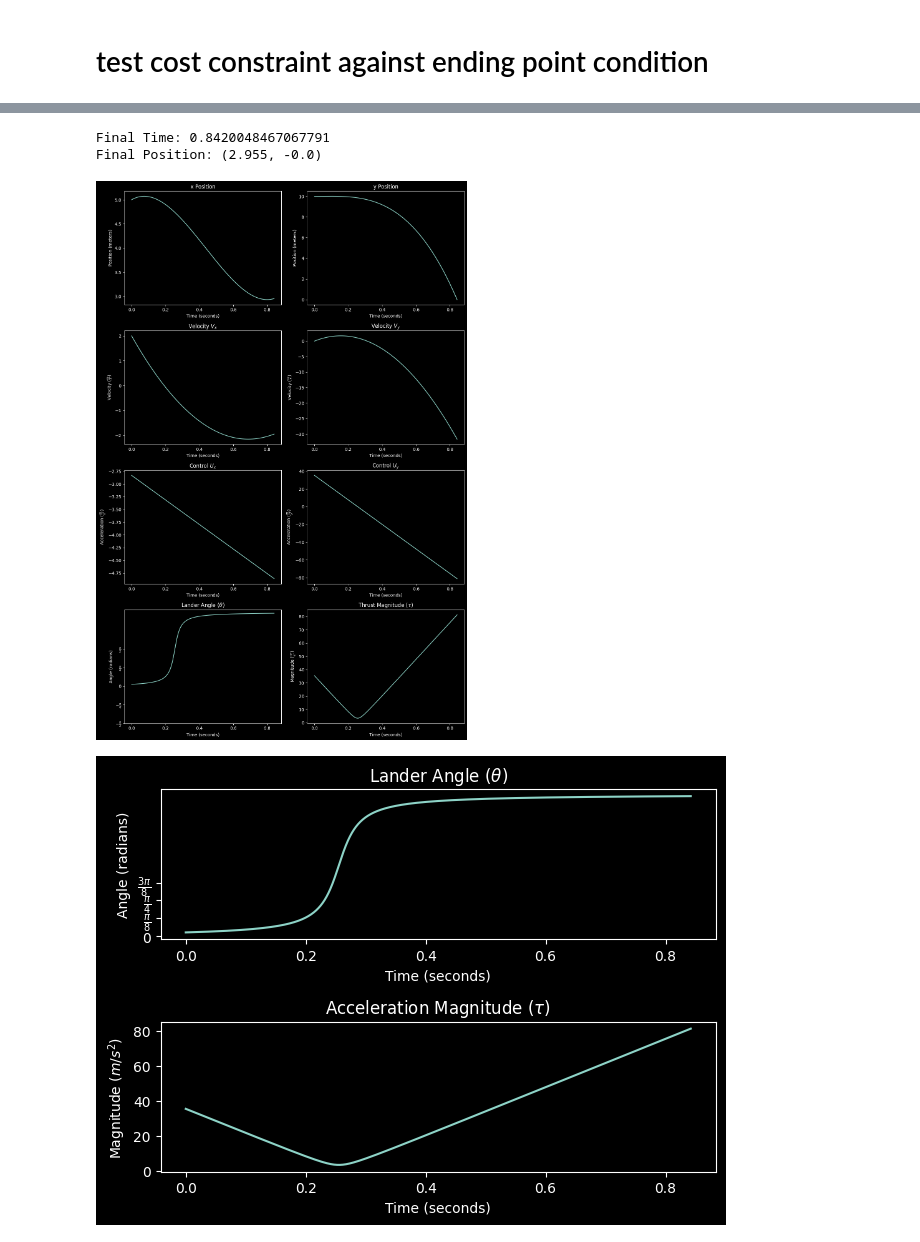
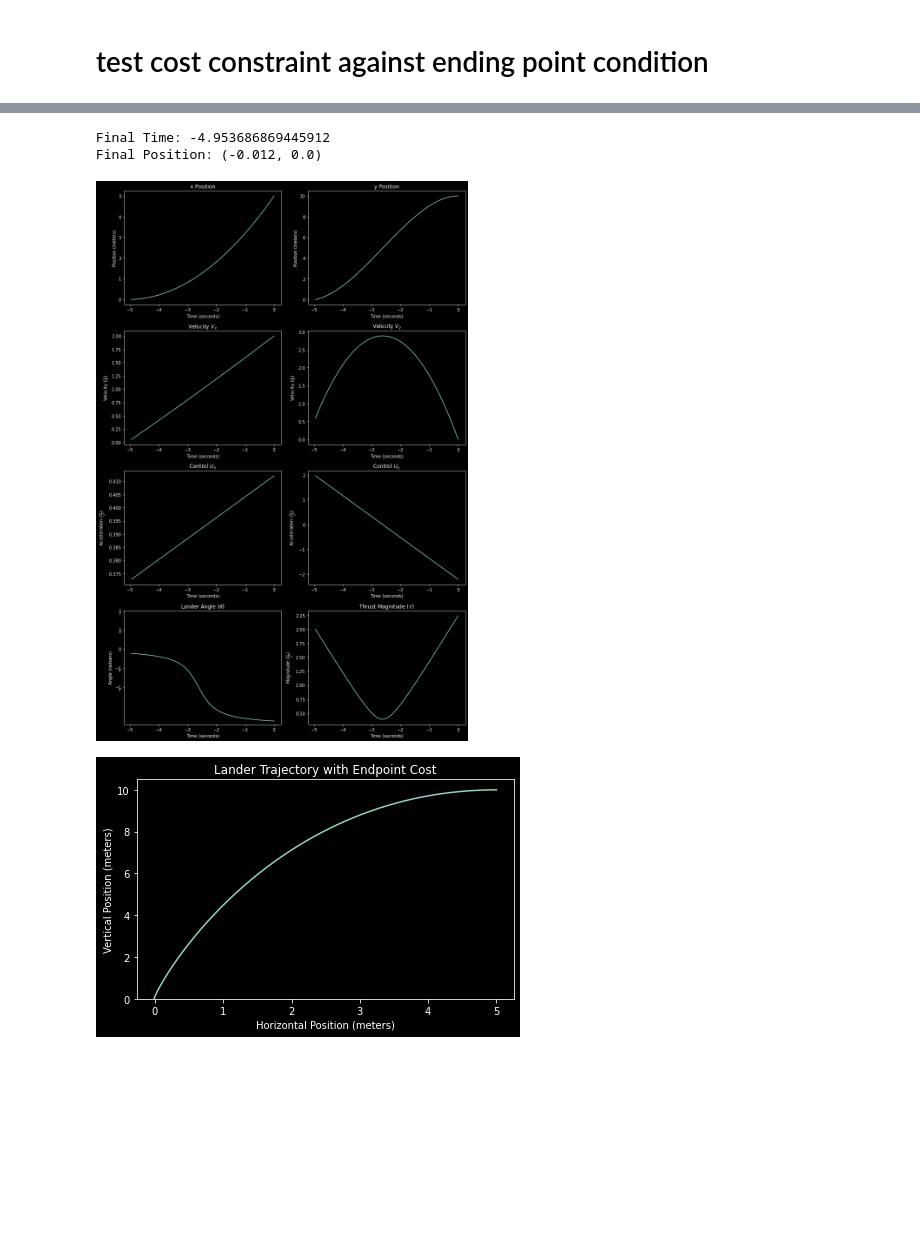
Before and after one commit to jpatrickb/moonlander_optimal_control, a Jupyter notebook: landing_pos_with_cost.ipynb, the cells around one changed output, grey strips where cells are left out. Drawn from its saved outputs; the diff is of its cells as text; code cells hidden in the pictures; blank space fills up the shorter version.

```diff
--- a/landing_pos_with_cost.ipynb
+++ b/landing_pos_with_cost.ipynb
@@ -103,7 +105,7 @@ def lunar_lander(pos_init, target, v_init, tf_guess=20, y0_guess=1, alpha=10., b
 
     return t_vals, x, y, xp, yp, ux, uy-G, tf
 # %%
-def make_plots(t, x, y, xp, yp, ux, uy, tf):
+'''def make_plots(t, x, y, xp, yp, ux, uy, tf):
     plt.style.use('dark_background')
     print("Final Time:", tf)
     print("Final Position:", (np.round(x[-1], 3), np.round(y[-1], 3)))
@@ -168,9 +170,9 @@ def make_plots(t, x, y, xp, yp, ux, uy, tf):
 
     # finish the plotting
     plt.tight_layout()
-    plt.show()
+    plt.show()'''
 # %%
-def make_control_plot(t, ux, uy):
+'''def make_control_plot(t, ux, uy):
     plt.style.use('dark_background')
     plt.subplot(211)
     plt.plot(t, np.arctan2(-ux, uy))
@@ -198,7 +200,7 @@ def make_trajectory_plot(x, y, title):
     # Save the plot to a file
     plt.savefig(f"{title}.png")
     plt.tight_layout()
-    plt.show()
+    plt.show()'''
 # %% [markdown]
 # test landing below with different nu and mu parameters
 # %%
@@ -406,13 +407,13 @@ Final Position: (-0.024, 0.0)
 # %%
 pos = (5., 10.)
 target = 0.
 v = 2.
-t, x, y, xp, yp, ux, uy, tf = lunar_lander(pos, target, v, t_steps=1000, mu=25., nu=40.)
+t, x, y, xp, yp, ux, uy, tf = lunar_lander(pos, target, v, alpha=15., gamma=15., beta=100, nu=40., mu=10.)
 make_plots(t, x, y, xp, yp, ux, uy, tf)
-make_control_plot(t, ux, uy)
-make_trajectory_plot(x, y, 'Method2')
+# make_control_plot(t, ux, uy)
+make_trajectory_plot(x, y, title="Lander Trajectory with Endpoint Cost", save_file="plots/bad_endpoint_cost.png")
 # %% [output]
-Final Time: 0.8420048467067791
-Final Position: (2.955, -0.0)
+Final Time: -4.953686869445912
+Final Position: (-0.012, 0.0)
-[figure, old version]
+[figure, new version]
-[figure, old version]
+[figure, new version]
```
Also changed, not shown: parts of 5 cells of this notebook, 5 other files.
